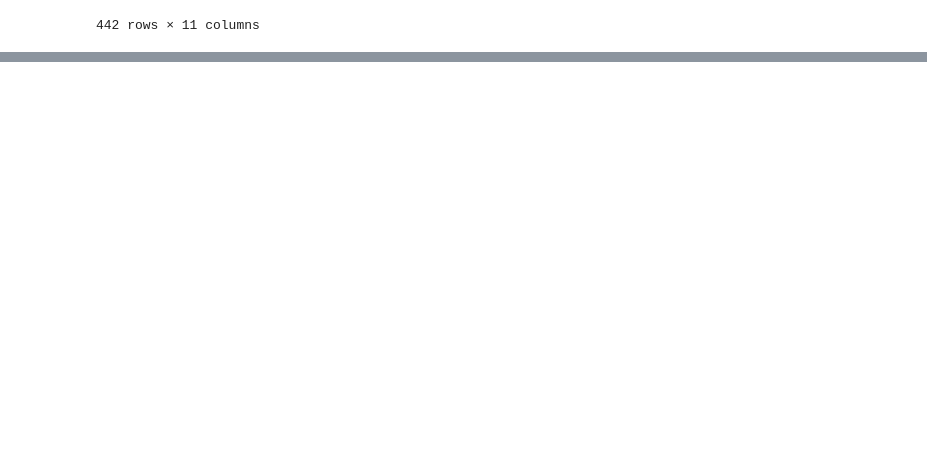
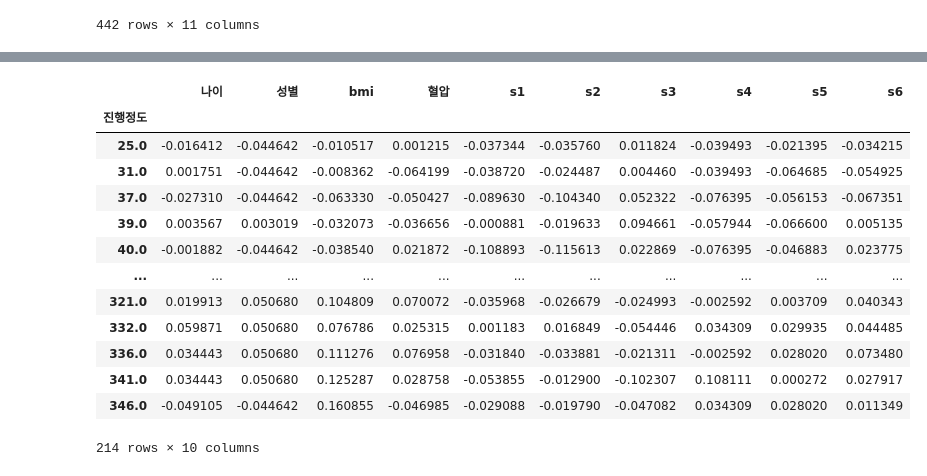
Before and after one commit to Harutoshi87/KI, a Jupyter notebook: source/01_python/diabetes_연습.ipynb, the cells around one changed output, grey strips where cells are left out. Saved outputs shown, nothing was run; the diff lists cells and outputs as text; code cells hidden in the pictures; blank space fills up the shorter version.

```diff
--- a/source/01_python/Untitled.ipynb
+++ b/source/01_python/diabetes_연습.ipynb
@@ -478 +478,6 @@ d_mean
 214 rows × 11 columns
+# %%
+import random
+for col in range(diabetes_df.shape[1]-1):
+    diabetes_df.iloc[random.sample(range(442), 10), col] = np.nan
+diabetes_df.iloc[::50]
@@ -478,0 +511,19 @@ d_mean
+# %%
+d_mean = diabetes_df.groupby('진행정도').mean()
+# %%
+d_mean
+# %% [output]
+|  | 나이 | 성별 | bmi | 혈압 | s1 | s2 | s3 | s4 | s5 | s6 |
+| 진행정도 |  |  |  |  |  |  |  |  |  |  |
+| 25.0 | -0.016412 | -0.044642 | -0.010517 | 0.001215 | -0.037344 | -0.035760 | 0.011824 | -0.039493 | -0.021395 | -0.034215 |
+| 31.0 | 0.001751 | -0.044642 | -0.008362 | -0.064199 | -0.038720 | -0.024487 | 0.004460 | -0.039493 | -0.064685 | -0.054925 |
+| 37.0 | -0.027310 | -0.044642 | -0.063330 | -0.050427 | -0.089630 | -0.104340 | 0.052322 | -0.076395 | -0.056153 | -0.067351 |
+| 39.0 | 0.003567 | 0.003019 | -0.032073 | -0.036656 | -0.000881 | -0.019633 | 0.094661 | -0.057944 | -0.066600 | 0.005135 |
+| 40.0 | -0.001882 | -0.044642 | -0.038540 | 0.021872 | -0.108893 | -0.115613 | 0.022869 | -0.076395 | -0.046883 | 0.023775 |
+| ... | ... | ... | ... | ... | ... | ... | ... | ... | ... | ... |
+| 321.0 | 0.019913 | 0.050680 | 0.104809 | 0.070072 | -0.035968 | -0.026679 | -0.024993 | -0.002592 | 0.003709 | 0.040343 |
+| 332.0 | 0.059871 | 0.050680 | 0.076786 | 0.025315 | 0.001183 | 0.016849 | -0.054446 | 0.034309 | 0.029935 | 0.044485 |
+| 336.0 | 0.034443 | 0.050680 | 0.111276 | 0.076958 | -0.031840 | -0.033881 | -0.021311 | -0.002592 | 0.028020 | 0.073480 |
+| 341.0 | 0.034443 | 0.050680 | 0.125287 | 0.028758 | -0.053855 | -0.012900 | -0.102307 | 0.108111 | 0.000272 | 0.027917 |
+| 346.0 | -0.049105 | -0.044642 | 0.160855 | -0.046985 | -0.029088 | -0.019790 | -0.047082 | 0.034309 | 0.028020 | 0.011349 |
+214 rows × 10 columns
```
Also changed, not shown: parts of 8 cells of this notebook, 32 other files.
